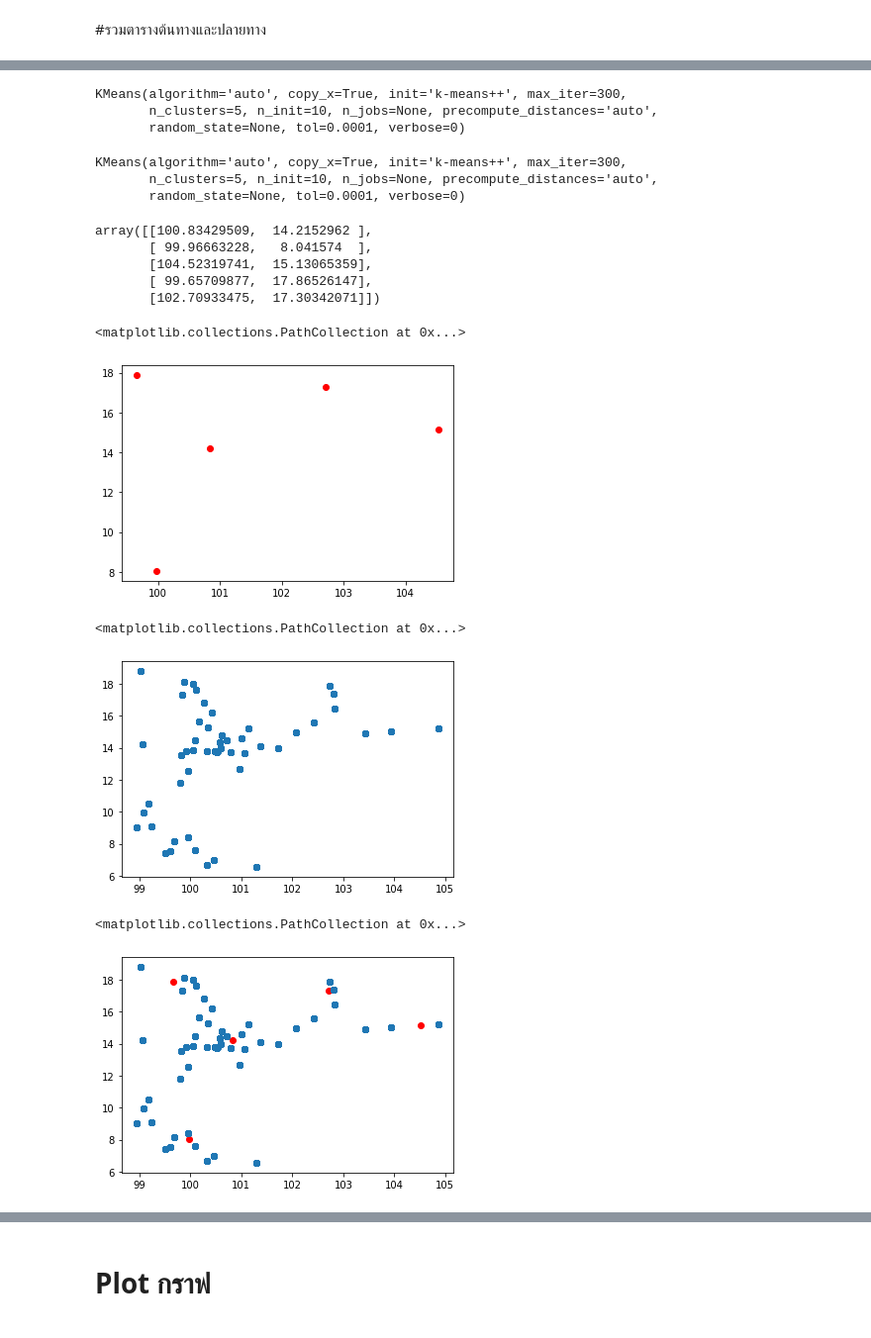
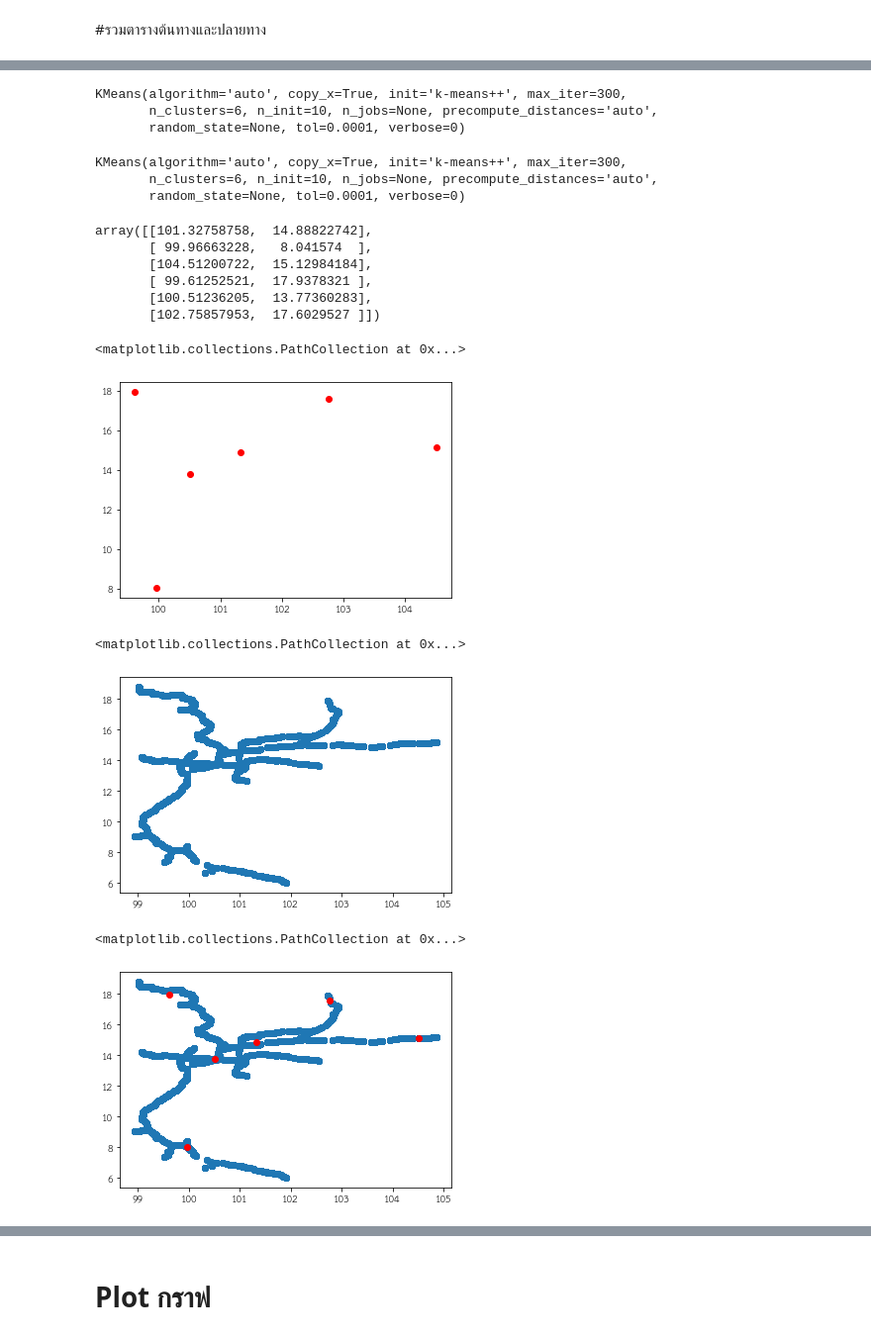
Before and after one commit to Benza1611/DWDM21, a Jupyter notebook: Project_ล่าสุด.ipynb, the cells around one changed output, grey strips where cells are left out. Shown at 99% size. Drawn from its saved outputs; the diff is of its cells as text; code cells hidden in the pictures.

```diff
--- a/Project_ล่าสุด.ipynb
+++ b/Project_ล่าสุด.ipynb
@@ -99,7 +99,7 @@ data_location ##เรียกดูข้อมูลชื่อตำบล
 
 https://mots.go.th/more_news_new.php?cid=594
 # %%
-data_tourist = pd.read_csv(os.path.join(path,'สถานการณ์การท่องเที่ยวในประเทศ รายจังหวัด ปี 2563.csv')) ## นำเข้าข้อมูลสถานการณ์การท่องเที่ยวในประเทศ รายจังหวัด ปี 2563
+data_tourist = pd.read_csv(os.path.join(path,'สถานการณ์การท่องเที่ยวในประเทศ-รายจังหวัด-ปี-2563.csv')) ## นำเข้าข้อมูลสถานการณ์การท่องเที่ยวในประเทศ รายจังหวัด ปี 2563
 data_tourist ##เรียกดูข้อมูล
 # %% [output]
 |  | ภาค | จังหวัด | จำนวนผู้เยี่ยมเยือนทั้งหมด (คน) |
@@ -592,6 +859,3 @@ class                              False
 ภาค                                False
 จำนวนผู้เยี่ยมเยือนทั้งหมด (คน)    False
 dtype: bool
-# %%
-table_l3 = table_l3.dropna()
-table_l3
@@ -955,43 +1299,44 @@ dtype: bool
 from sklearn.cluster import KMeans  ##import kmaen
 import matplotlib.pyplot as plt ##import pyplot
 # %%
-model = KMeans(n_clusters=5)  ## Define จำนวนกลุ่ม cluster
+model = KMeans(n_clusters=6)  ## Define จำนวนกลุ่ม cluster
 model ## ดู model
 # %% [output]
 KMeans(algorithm='auto', copy_x=True, init='k-means++', max_iter=300,
-       n_clusters=5, n_init=10, n_jobs=None, precompute_distances='auto',
+       n_clusters=6, n_init=10, n_jobs=None, precompute_distances='auto',
        random_state=None, tol=0.0001, verbose=0)
 # %%
- X = merged_5_tables[['X','Y']]  ## กำหนด X ให้เอาค่าในตาราง merged_4_tables ซึ่ง X คือ ลองจิจูด และ Y คือ ละติจูด
+ X = table_st[['X','Y']]  ## กำหนด X ให้เอาค่าในตาราง merged_4_tables ซึ่ง X คือ ลองจิจูด และ Y คือ ละติจูด
 model.fit(X)
 # %% [output]
 KMeans(algorithm='auto', copy_x=True, init='k-means++', max_iter=300,
-       n_clusters=5, n_init=10, n_jobs=None, precompute_distances='auto',
+       n_clusters=6, n_init=10, n_jobs=None, precompute_distances='auto',
        random_state=None, tol=0.0001, verbose=0)
 # %%
 model.cluster_centers_ #ดู center ของ cluster ที่แบ่งจำนวน 5 กลุ่ม
 # %% [output]
-array([[100.83429509,  14.2152962 ],
+array([[101.32758758,  14.88822742],
        [ 99.96663228,   8.041574  ],
-       [104.52319741,  15.13065359],
-       [ 99.65709877,  17.86526147],
-       [102.70933475,  17.30342071]])
+       [104.51200722,  15.12984184],
+       [ 99.61252521,  17.9378321 ],
+       [100.51236205,  13.77360283],
+       [102.75857953,  17.6029527 ]])
 # %%
 plt.scatter(model.cluster_centers_[:,0] ,model.cluster_centers_[:,1] ,c='red')  ## plot จุด cluster center ลงในกราฟ
 # %% [output]
 <matplotlib.collections.PathCollection at 0x...>
-[figure, old version]
+[figure, new version]
 # %%
-plt.scatter(data=merged_5_tables , x='X',y='Y')  ## plot กราฟ scatter ดูความกระจายของข้อมูล ลองจิจูด และ ละติจูด
+plt.scatter(data=table_l , x='X',y='Y')  ## plot กราฟ scatter ดูความกระจายของข้อมูล ลองจิจูด และ ละติจูด
 # %% [output]
 <matplotlib.collections.PathCollection at 0x...>
-[figure, old version]
+[figure, new version]
 # %%
+plt.scatter(data=table_l , x='X',y='Y')
 plt.scatter(model.cluster_centers_[:,0] ,model.cluster_centers_[:,1] ,c='red')   ### ทำการ plot จุด cluster center และ การกระจายของข้อมูล
-plt.scatter(data=merged_5_tables , x='X',y='Y')
 # %% [output]
 <matplotlib.collections.PathCollection at 0x...>
-[figure, old version]
+[figure, new version]
 # %%
 identified_clusters = model.fit_predict(X)  ## ระบุ cluster ลงในตัวแปร identified_clusters
 identified_clusters
```
Also changed, not shown: parts of 138 cells of this notebook.
